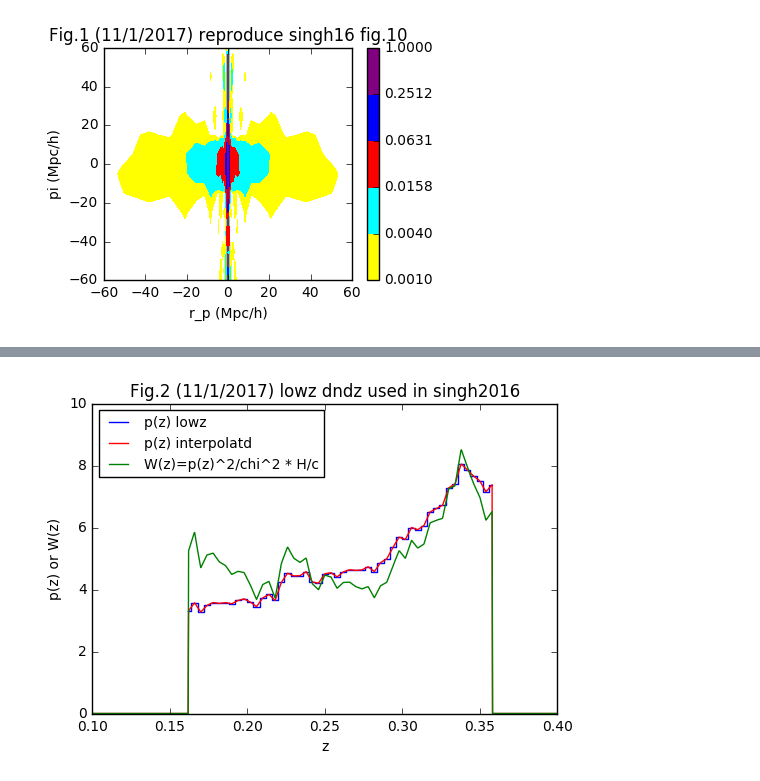
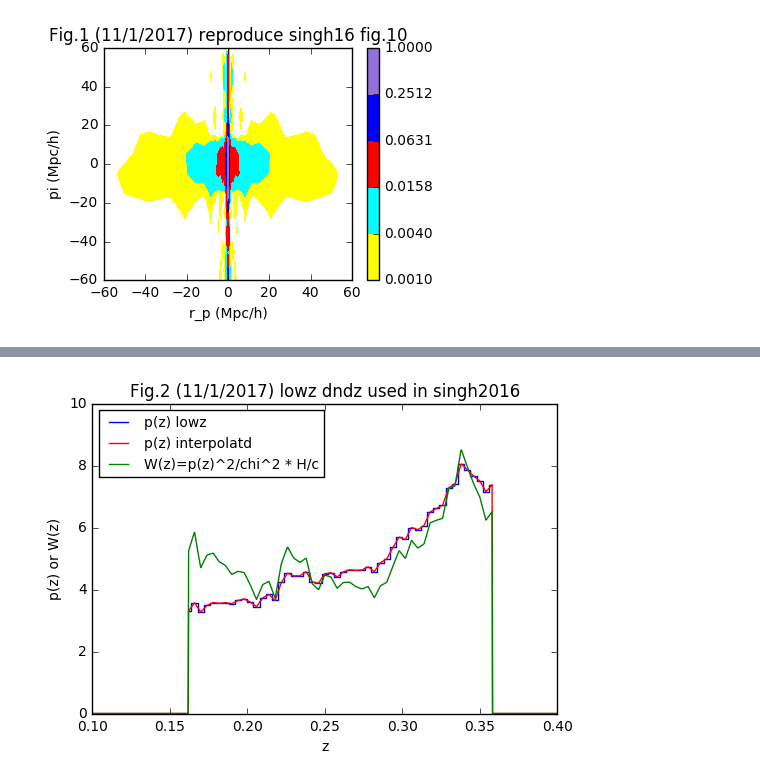
Before and after one commit to liuxx479/gplus, a Jupyter notebook: lowz.ipynb, the cells around one changed output, grey strips where cells are left out. Cells and saved outputs as stored; diff of their text form; code cells hidden in the pictures.

```diff
--- a/lowz.ipynb
+++ b/lowz.ipynb
@@ -19,21 +21,22 @@ data_mean2=concatenate([data_mean,data_mean])
 rp_bins2=concatenate([rp_bins,-rp_bins])
 pi_bins2=concatenate([pi_bins,pi_bins])
 # %%
-icolors=['yellow','cyan','red','blue','purple']
+icolors=['yellow','cyan','red','blue','mediumpurple']
+icolors_deep=['darkorange','deepskyblue','maroon','midnightblue','purple']
 bounds=logspace(-3,0,6)
 
 f=figure(figsize=(4,3))
 ax=f.add_subplot(111)
 CS=ax.contourf(rp_bins2, pi_bins2, data_mean2, bounds,colors=icolors)
 ax.set_ylim(-60,60)
 cbar = plt.colorbar(CS)
 ax.set_xlim(-60,60)
 ax.set_xlabel('r_p (Mpc/h)')
 ax.set_ylabel('pi (Mpc/h)')
 ax.set_title('Fig.1 (11/1/2017) reproduce singh16 fig.10')
 show()
 # %% [output]
-[figure, old version]
+[figure, new version]
 # %% [markdown]
 <img src="fig10b.jpg" style="width: 400px" align="left">
 # %%
```
Also changed, not shown: parts of 8 cells of this notebook, 1 other file.
